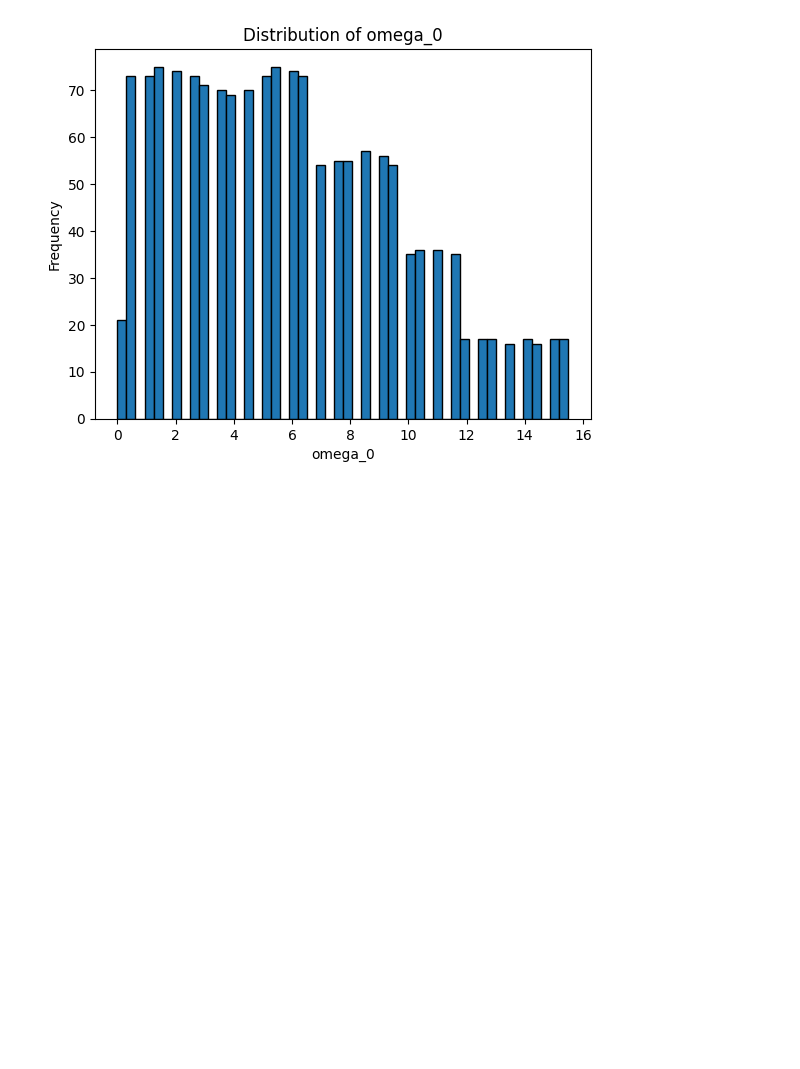
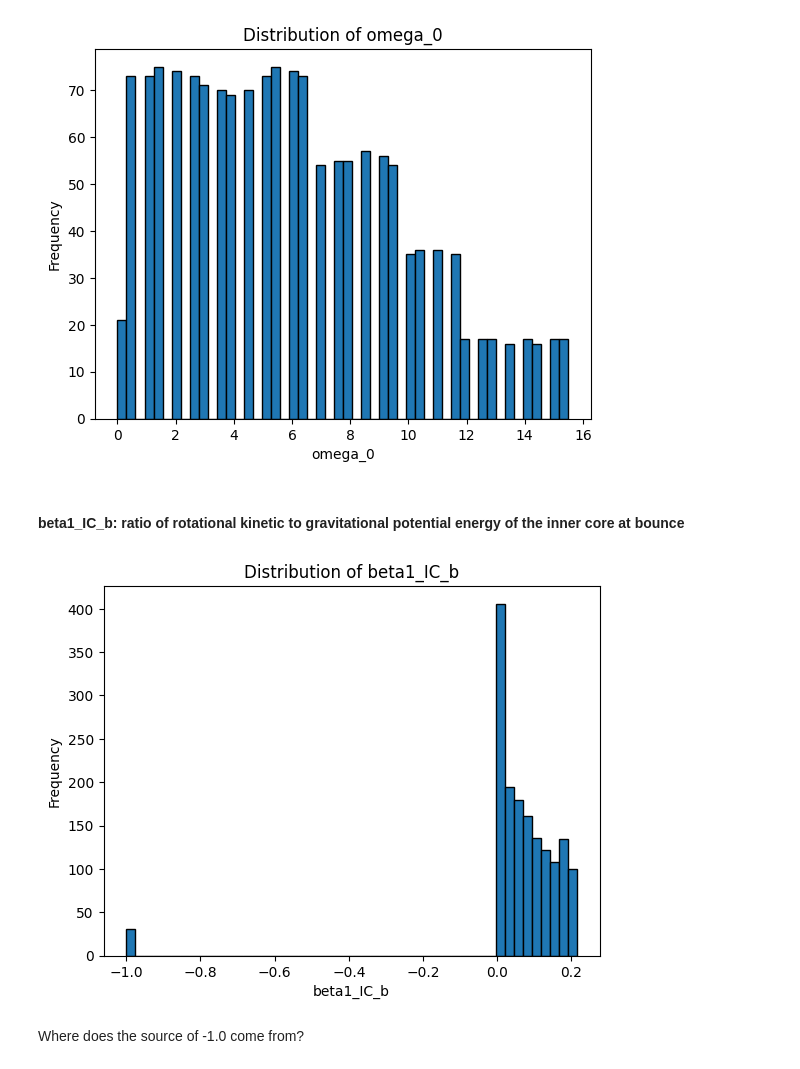
Before and after one commit to the-tarin/gw-generative-models, a Jupyter notebook: analysis/parameter_analysis.ipynb, the cells around one changed output. Drawn from its saved outputs; the diff is of its cells as text; code cells hidden in the pictures; blank space fills up the shorter version.

```diff
--- a/analysis/parameter_analysis.ipynb
+++ b/analysis/parameter_analysis.ipynb
@@ -45,5 +45,3 @@ There is a noticeable number of supernovae with differential rotation parameter
-# %%
-parameters_selected_df = parameters_selected_df[parameters_selected_df['A'] <= 2000]
 # %%
 plt.hist(parameters_selected_df['A'], bins=50, edgecolor='k')  # You can adjust the number of bins as needed
 plt.xlabel('A(km)')
@@ -62,3 +60,15 @@ plt.title('Distribution of omega_0')
 plt.show()
 # %% [output]
 [figure]
+# %% [markdown]
+#### beta1_IC_b: ratio of rotational kinetic to gravitational potential energy of the inner core at bounce
+# %%
+plt.hist(parameters_selected_df['beta1_IC_b'], bins=50, edgecolor='k')  # You can adjust the number of bins as needed
+plt.xlabel('beta1_IC_b')
+plt.ylabel('Frequency')
+plt.title('Distribution of beta1_IC_b')
+plt.show()
+# %% [output]
+[figure, added]
+# %% [markdown]
+Where does the source of -1.0 come from?
```
Also changed, not shown: parts of 1 cell of this notebook.
